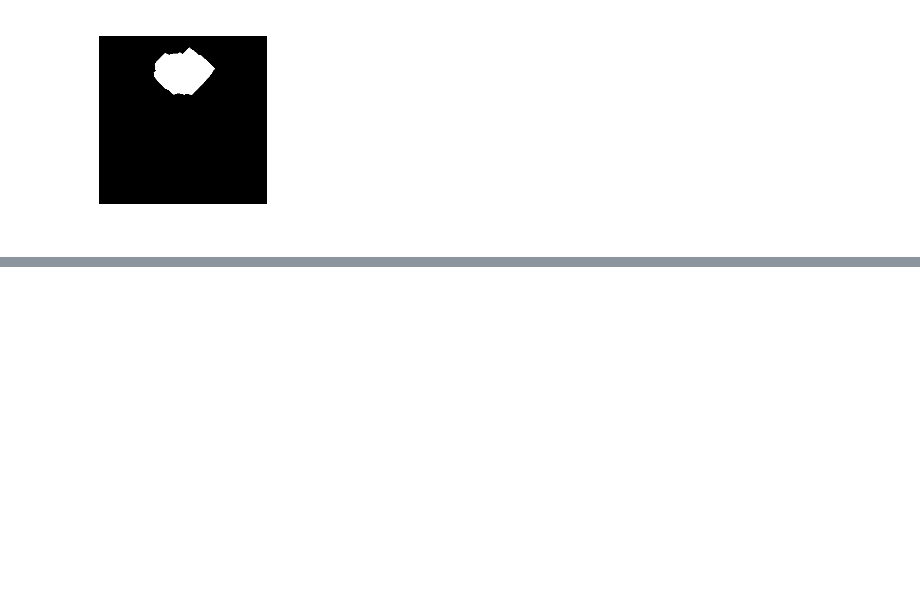
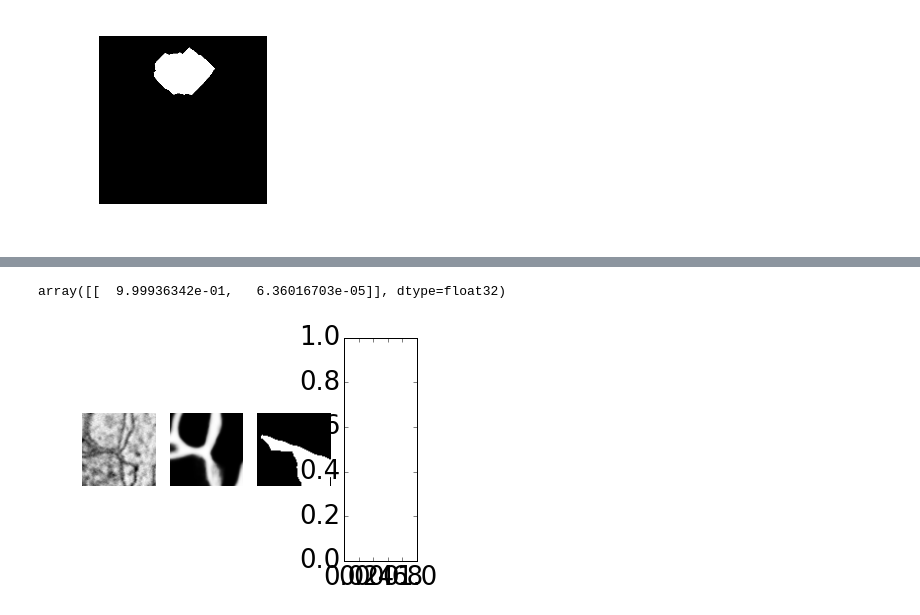
Before and after one commit to SrutiBh/mlproof, a Jupyter notebook: CNN_STATS14.ipynb, the cells around one changed output, grey strips where cells are left out. Cells and saved outputs as stored; diff of their text form; code cells hidden in the pictures; blank space fills up the shorter version.

```diff
--- a/CNN_STATS14.ipynb
+++ b/CNN_STATS14.ipynb
@@ -67,0 +92,9 @@ Stats.run_cylinder_new_xp(cnn)
+# %%
+key = 7
+correct_split1 = np.array([patches[key]['image'], patches[key]['prob'], patches[key]['merged_array']])
+bbox = patches[key]['bbox']
+gp.Util.view_rgba(correct_split1)
+cnn.predict_proba(correct_split1.reshape(1,3,75,75))
+# %% [output]
+array([[  9.99936342e-01,   6.36016703e-05]], dtype=float32)
+[figure, added]
```
Also changed, not shown: parts of 20 cells of this notebook, 2 other files.
